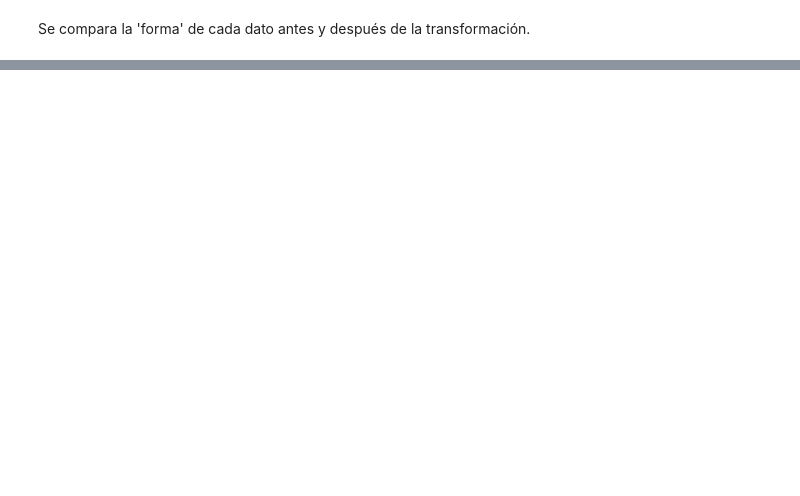
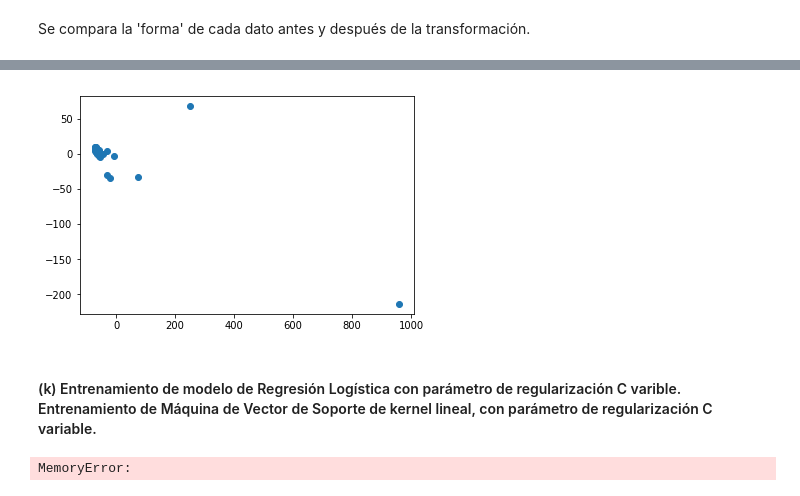
Before and after one commit to Buguemar/Tarea2ML, a Jupyter notebook: Pregunta 2.ipynb, the cells around one changed output, grey strips where cells are left out. Saved outputs shown, nothing was run; the diff lists cells and outputs as text; code cells hidden in the pictures; blank space fills up the shorter version.

```diff
--- a/Pregunta 2.ipynb
+++ b/Pregunta 2.ipynb
@@ -207,0 +274,9 @@ plt.show()
+# %%
+plt.clf()
+
+plt.scatter(X_pca_test.T[0], X_pca_test.T[1])
+plt.show()
+# %% [output]
+[figure, added]
+# %% [markdown]
+#### (k) Entrenamiento de modelo de Regresión Logística con parámetro de regularización C varible. Entrenamiento de Máquina de Vector de Soporte de kernel lineal, con parámetro de regularización C variable.
@@ -207,0 +302,13 @@ plt.show()
+# %%
+from sklearn.linear_model import LogisticRegression as LR
+
+def train_model(param):
+    model=LR() #define your model
+    model.set_params(C=param,penalty='l2')
+    model.fit(X_pca_train,y_train)
+    return model
+
+Cs = [0.0001,0.01,0.1,1,10,100,1000]
+interactive(visualize_border_interactive,param=Cs)
+# %% [output]
+MemoryError:
```
Also changed, not shown: parts of 20 cells of this notebook.
